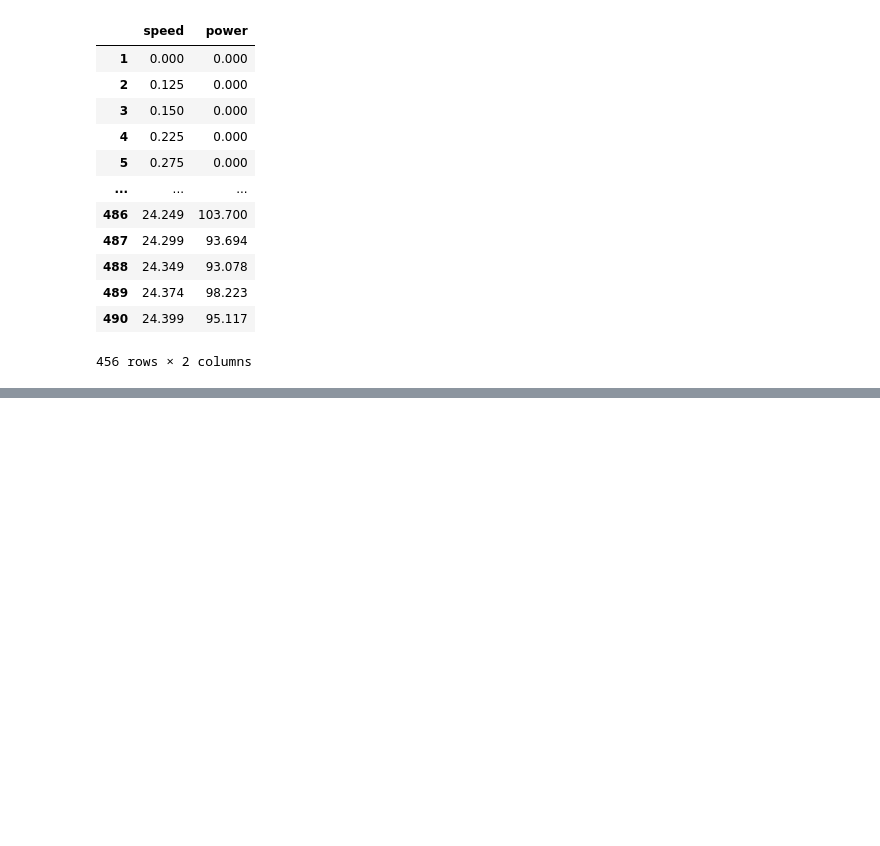
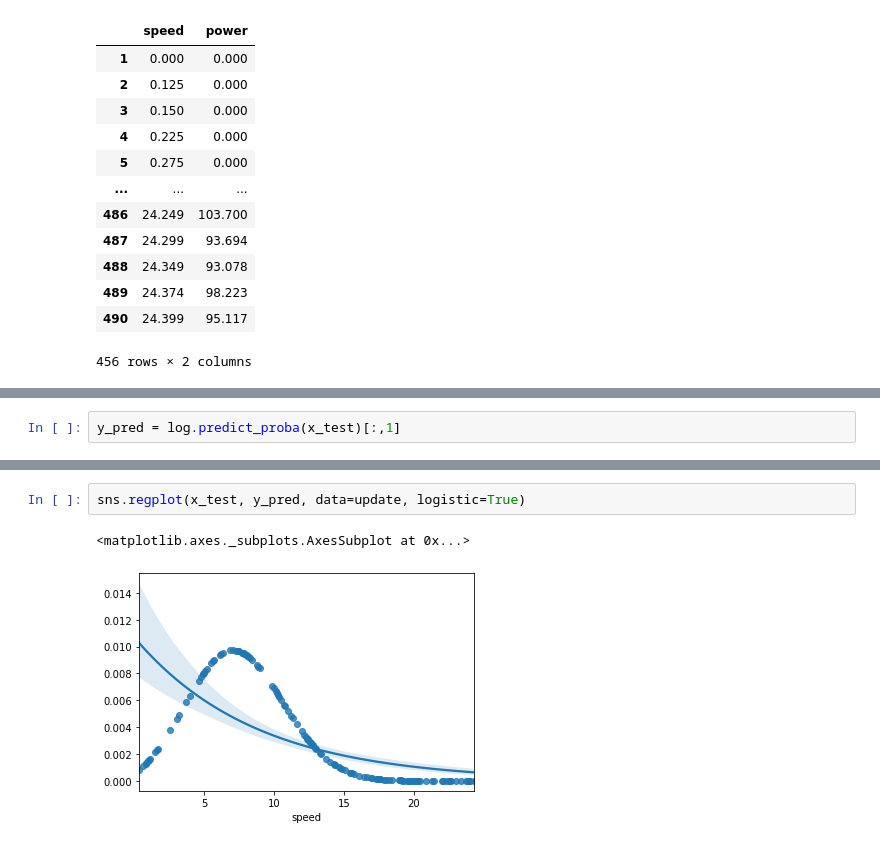
Before and after one commit to radekv23/power-production, a Jupyter notebook: power-production.ipynb, the cells around one changed output, grey strips where cells are left out. Cells and saved outputs as stored; diff of their text form; blank space fills up the shorter version.

```diff
--- a/power-production.ipynb
+++ b/power-production.ipynb
@@ -484,0 +518,2 @@ update
+# %%
+y_pred = log.predict_proba(x_test)[:,1]
@@ -484,0 +528,5 @@ update
+# %%
+sns.regplot(x_test, y_pred, data=update, logistic=True)
+# %% [output]
+<matplotlib.axes._subplots.AxesSubplot at 0x...>
+[figure, added]
```
Also changed, not shown: parts of 31 cells of this notebook.
